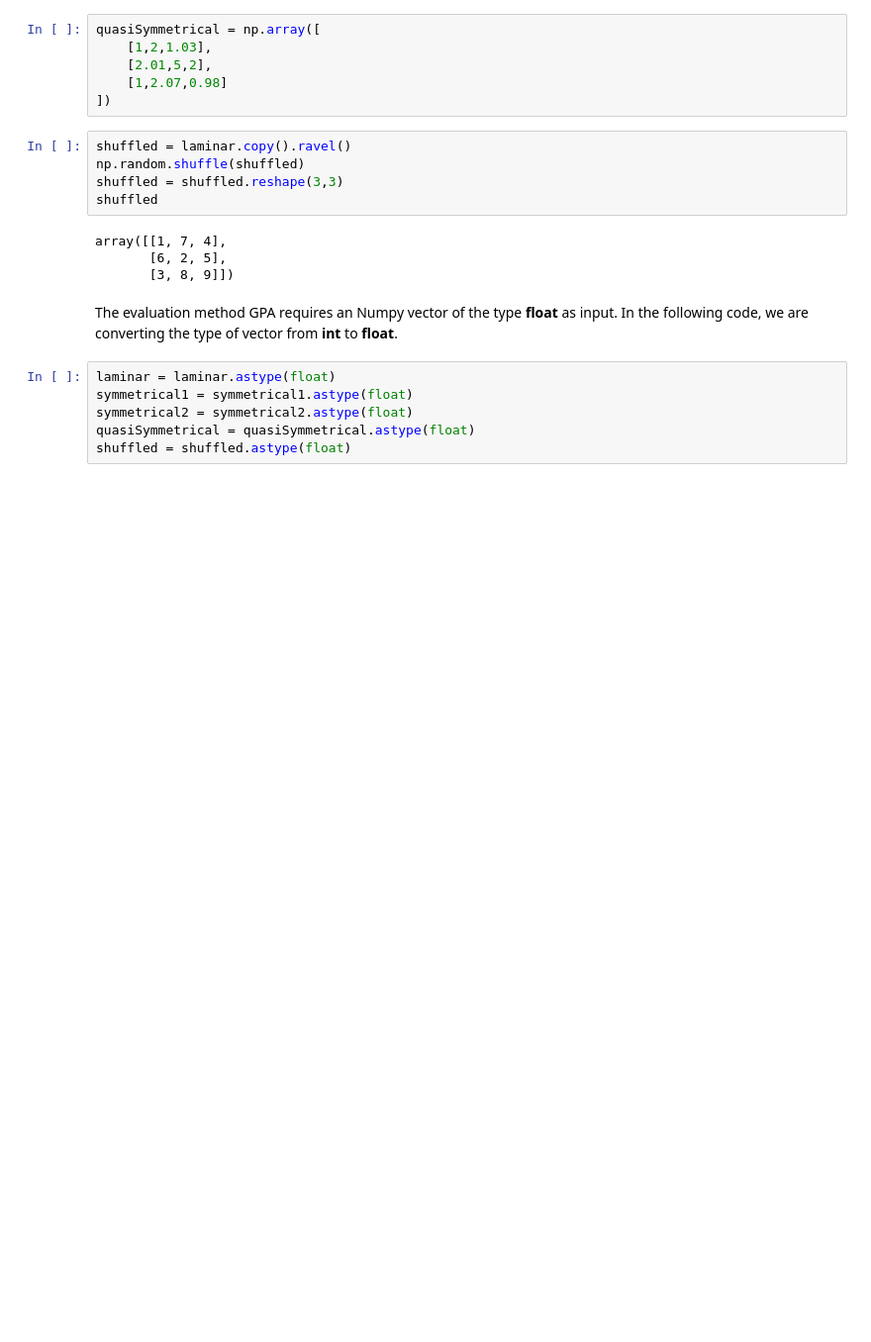
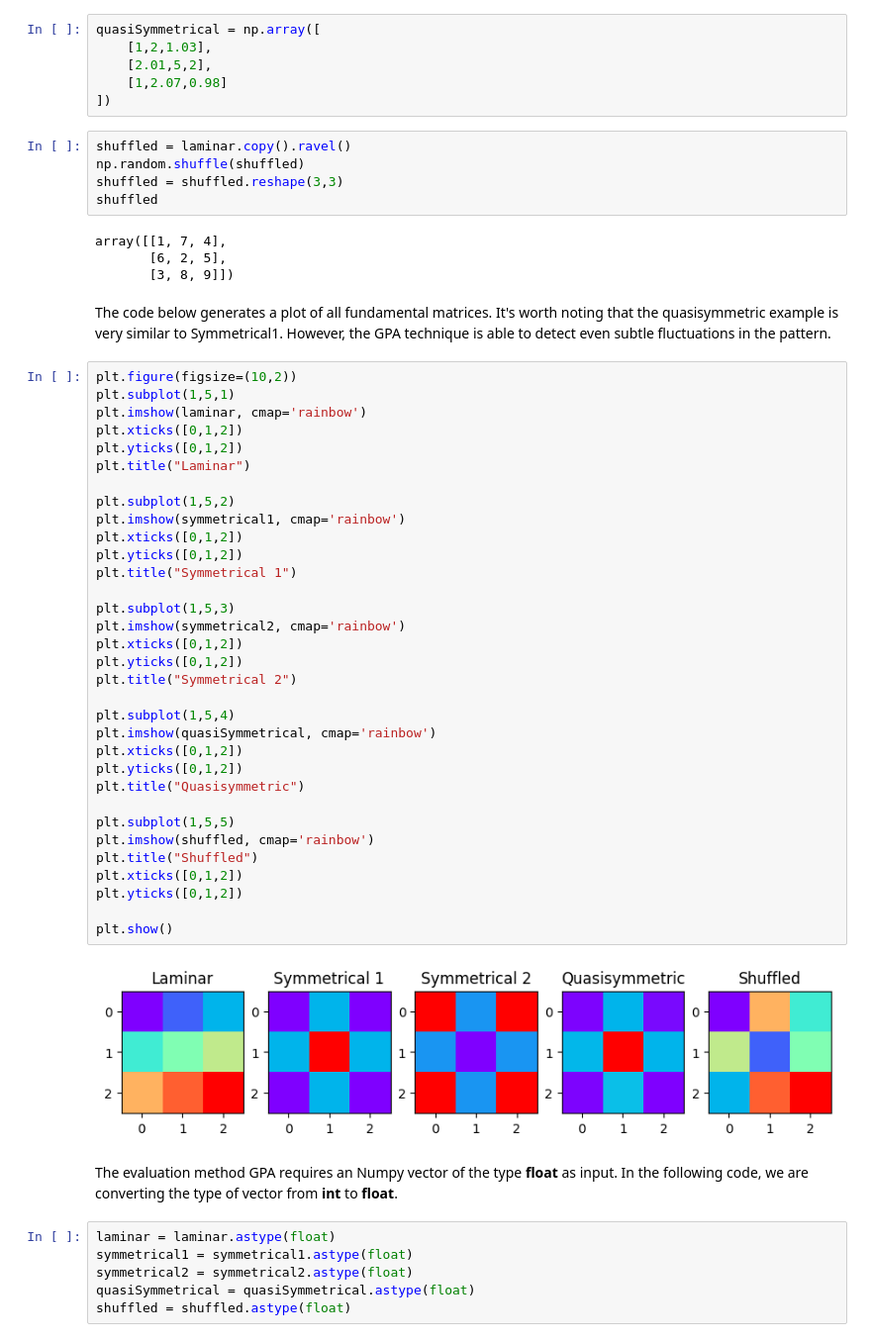
Before and after one commit to rsautter/GPA_Tutorial, a Jupyter notebook: GPA_HandsOn1.ipynb, the cells around one changed output. Shown at 99% size. Saved outputs shown, nothing was run; the diff lists cells and outputs as text; blank space fills up the shorter version.

```diff
--- a/GPA_HandsOn1.ipynb
+++ b/GPA_HandsOn1.ipynb
@@ -69,6 +72,43 @@ shuffled
 array([[1, 7, 4],
        [6, 2, 5],
        [3, 8, 9]])
+# %% [markdown]
+The code below generates a plot of all fundamental matrices. It's worth noting that the quasisymmetric example is very similar to Symmetrical1. However, the GPA technique is able to detect even subtle fluctuations in the pattern.
+# %%
+plt.figure(figsize=(10,2))
+plt.subplot(1,5,1)
+plt.imshow(laminar, cmap='rainbow')
+plt.xticks([0,1,2])
+plt.yticks([0,1,2])
+plt.title("Laminar")
+
+plt.subplot(1,5,2)
+plt.imshow(symmetrical1, cmap='rainbow')
+plt.xticks([0,1,2])
+plt.yticks([0,1,2])
+plt.title("Symmetrical 1")
+
+plt.subplot(1,5,3)
+plt.imshow(symmetrical2, cmap='rainbow')
+plt.xticks([0,1,2])
+plt.yticks([0,1,2])
+plt.title("Symmetrical 2")
+
+plt.subplot(1,5,4)
+plt.imshow(quasiSymmetrical, cmap='rainbow')
+plt.xticks([0,1,2])
+plt.yticks([0,1,2])
+plt.title("Quasisymmetric")
+
+plt.subplot(1,5,5)
+plt.imshow(shuffled, cmap='rainbow')
+plt.title("Shuffled")
+plt.xticks([0,1,2])
+plt.yticks([0,1,2])
+
+plt.show()
+# %% [output]
+[figure, added]
 # %% [markdown]
 The evaluation method GPA requires an Numpy vector of the type **float** as input. In the following code, we are converting the type of vector from **int** to **float**.
 # %%
```
Also changed, not shown: parts of 12 cells of this notebook.
